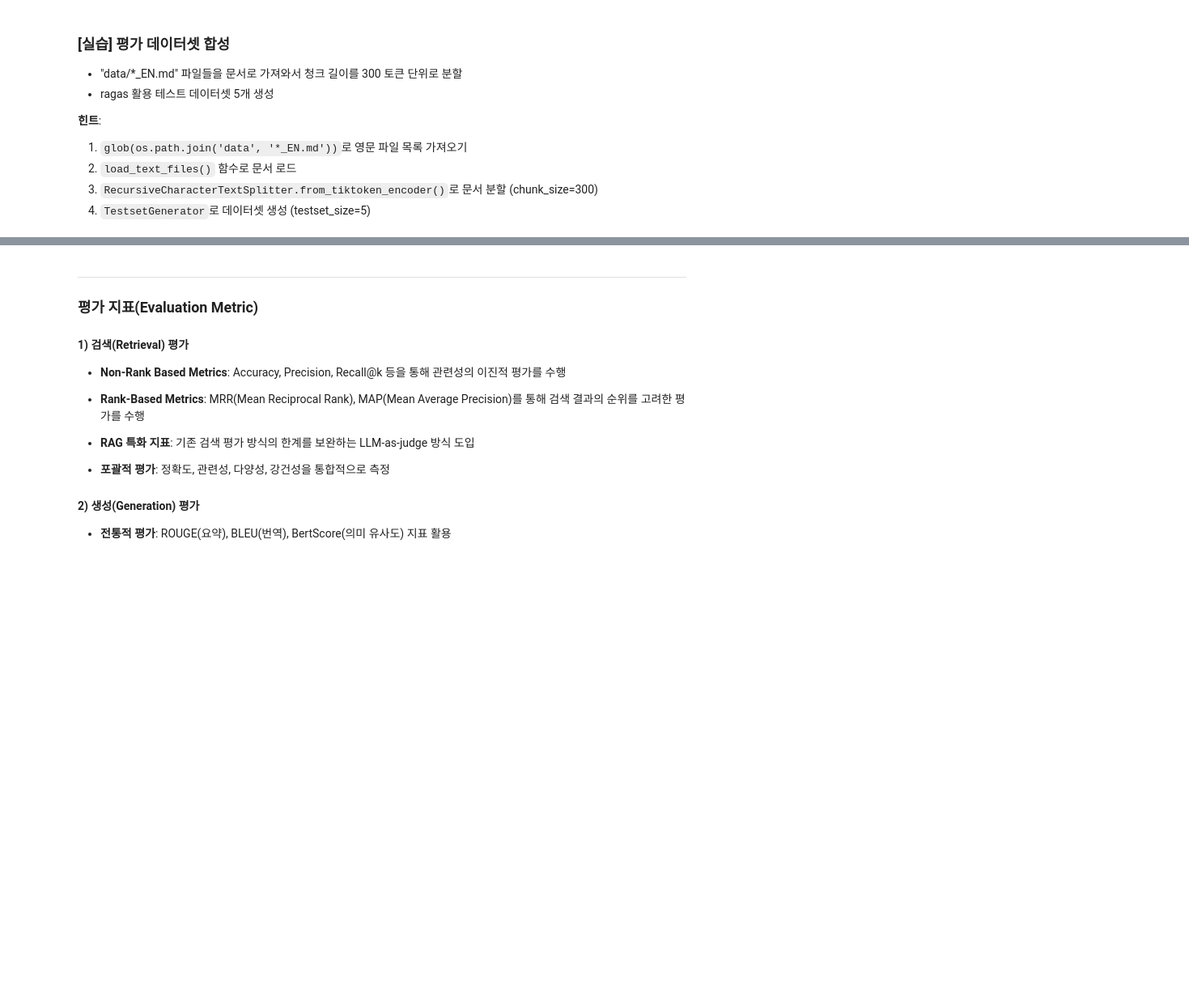
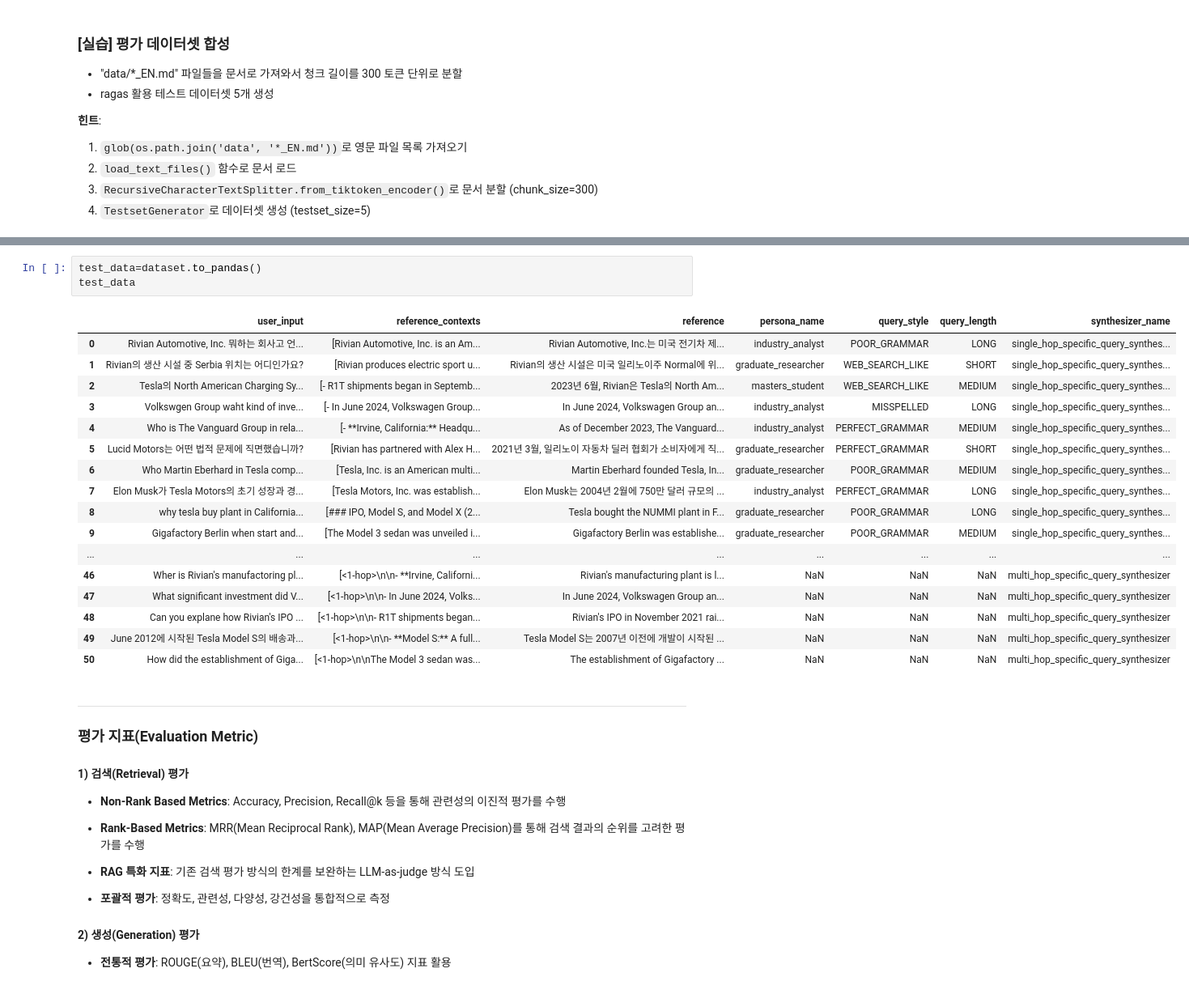
Before and after one commit to worud9922/modu_llm7, a Jupyter notebook: etf-bot/PRJ02_W1_001_RAG_Evaluation_Intro.ipynb, the cells around one changed output, grey strips where cells are left out. Shown at 81% size. Cells and saved outputs as stored; diff of their text form; blank space fills up the shorter version.

```diff
--- a/etf-bot/PRJ02_W1_001_RAG_Evaluation_Intro.ipynb
+++ b/etf-bot/PRJ02_W1_001_RAG_Evaluation_Intro.ipynb
@@ -271,3 +462,24 @@ pprint(english_data)
+# %%
+test_data=dataset.to_pandas()
+test_data
+# %% [output]
+|  | user_input | reference_contexts | reference | persona_name | query_style | query_length | synthesizer_name |
+| 0 | Rivian Automotive, Inc. 뭐하는 회사고 언... | [Rivian Automotive, Inc. is an Am... | Rivian Automotive, Inc.는 미국 전기차 제... | industry_analyst | POOR_GRAMMAR | LONG | single_hop_specific_query_synthes... |
+| 1 | Rivian의 생산 시설 중 Serbia 위치는 어디인가요? | [Rivian produces electric sport u... | Rivian의 생산 시설은 미국 일리노이주 Normal에 위... | graduate_researcher | WEB_SEARCH_LIKE | SHORT | single_hop_specific_query_synthes... |
+| 2 | Tesla의 North American Charging Sy... | [- R1T shipments began in Septemb... | 2023년 6월, Rivian은 Tesla의 North Am... | masters_student | WEB_SEARCH_LIKE | MEDIUM | single_hop_specific_query_synthes... |
+| 3 | Volkswgen Group waht kind of inve... | [- In June 2024, Volkswagen Group... | In June 2024, Volkswagen Group an... | industry_analyst | MISSPELLED | LONG | single_hop_specific_query_synthes... |
+| 4 | Who is The Vanguard Group in rela... | [- **Irvine, California:** Headqu... | As of December 2023, The Vanguard... | industry_analyst | PERFECT_GRAMMAR | MEDIUM | single_hop_specific_query_synthes... |
+| 5 | Lucid Motors는 어떤 법적 문제에 직면했습니까? | [Rivian has partnered with Alex H... | 2021년 3월, 일리노이 자동차 딜러 협회가 소비자에게 직... | graduate_researcher | PERFECT_GRAMMAR | SHORT | single_hop_specific_query_synthes... |
+| 6 | Who Martin Eberhard in Tesla comp... | [Tesla, Inc. is an American multi... | Martin Eberhard founded Tesla, In... | graduate_researcher | POOR_GRAMMAR | MEDIUM | single_hop_specific_query_synthes... |
+| 7 | Elon Musk가 Tesla Motors의 초기 성장과 경... | [Tesla Motors, Inc. was establish... | Elon Musk는 2004년 2월에 750만 달러 규모의 ... | industry_analyst | PERFECT_GRAMMAR | LONG | single_hop_specific_query_synthes... |
+| 8 | why tesla buy plant in California... | [### IPO, Model S, and Model X (2... | Tesla bought the NUMMI plant in F... | graduate_researcher | POOR_GRAMMAR | LONG | single_hop_specific_query_synthes... |
+| 9 | Gigafactory Berlin when start and... | [The Model 3 sedan was unveiled i... | Gigafactory Berlin was establishe... | graduate_researcher | POOR_GRAMMAR | MEDIUM | single_hop_specific_query_synthes... |
+| ... | ... | ... | ... | ... | ... | ... | ... |
+| 46 | Wher is Rivian's manufactoring pl... | [<1-hop>\n\n- **Irvine, Californi... | Rivian's manufacturing plant is l... | NaN | NaN | NaN | multi_hop_specific_query_synthesizer |
+| 47 | What significant investment did V... | [<1-hop>\n\n- In June 2024, Volks... | In June 2024, Volkswagen Group an... | NaN | NaN | NaN | multi_hop_specific_query_synthesizer |
+| 48 | Can you explane how Rivian's IPO ... | [<1-hop>\n\n- R1T shipments began... | Rivian's IPO in November 2021 rai... | NaN | NaN | NaN | multi_hop_specific_query_synthesizer |
+| 49 | June 2012에 시작된 Tesla Model S의 배송과... | [<1-hop>\n\n- **Model S:** A full... | Tesla Model S는 2007년 이전에 개발이 시작된 ... | NaN | NaN | NaN | multi_hop_specific_query_synthesizer |
+| 50 | How did the establishment of Giga... | [<1-hop>\n\nThe Model 3 sedan was... | The establishment of Gigafactory ... | NaN | NaN | NaN | multi_hop_specific_query_synthesizer |
 # %% [markdown]
 ---
 
```
Also changed, not shown: parts of 16 cells of this notebook, 16 other files.
